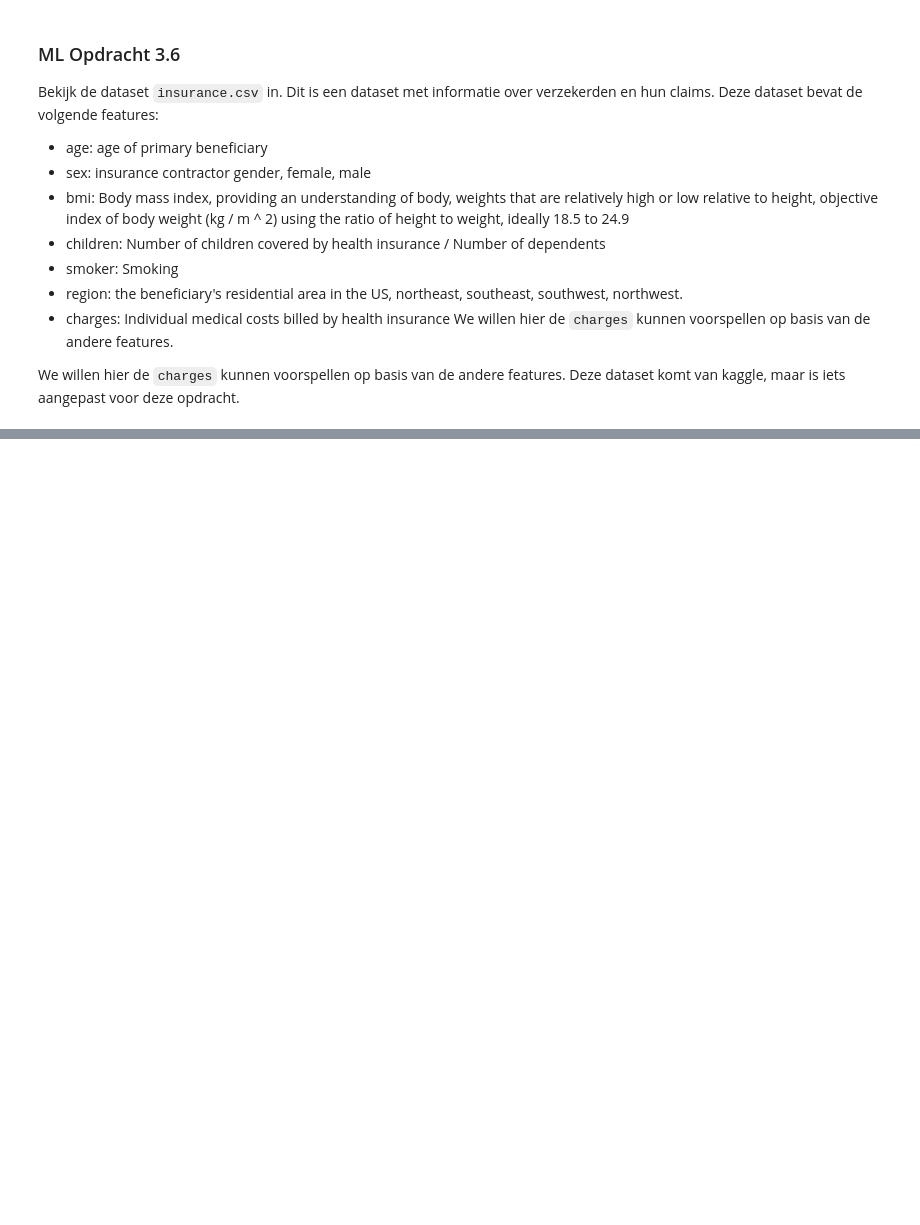
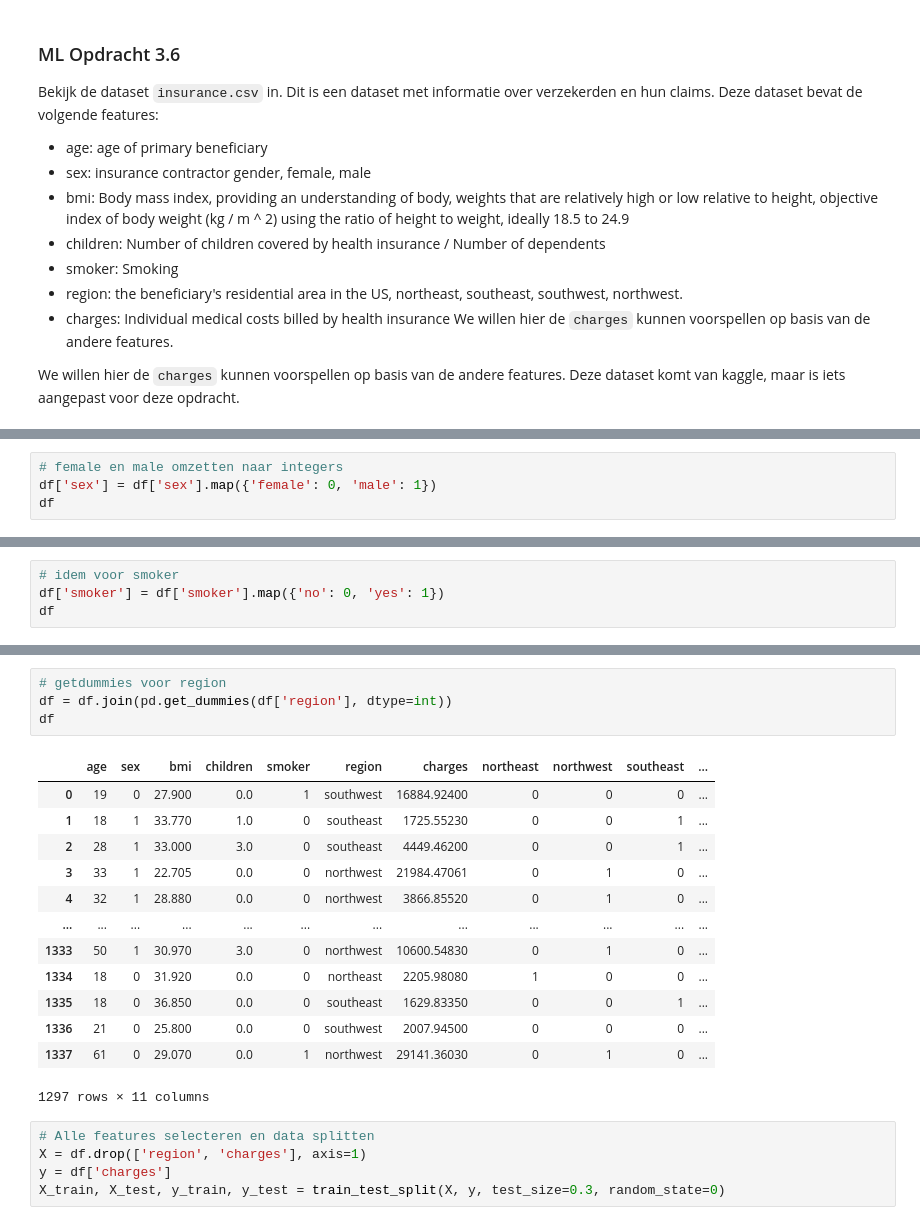
Before and after one commit to melatr/S3_AI_lesmateriaal, a Jupyter notebook: Uitwerkingen/machine_learning_les3.ipynb, the cells around one changed output, grey strips where cells are left out. Cells and saved outputs as stored; diff of their text form; blank space fills up the shorter version.

```diff
--- a/Uitwerkingen/machine_learning_les3.ipynb
+++ b/Uitwerkingen/machine_learning_les3.ipynb
@@ -399,0 +642,4 @@ We willen hier de `charges` kunnen voorspellen op basis van de andere features.
+# %%
+# female en male omzetten naar integers
+df['sex'] = df['sex'].map({'female': 0, 'male': 1})
+df
@@ -399,0 +660,4 @@ We willen hier de `charges` kunnen voorspellen op basis van de andere features.
+# %%
+# idem voor smoker
+df['smoker'] = df['smoker'].map({'no': 0, 'yes': 1})
+df
@@ -399,0 +678,23 @@ We willen hier de `charges` kunnen voorspellen op basis van de andere features.
+# %%
+# getdummies voor region
+df = df.join(pd.get_dummies(df['region'], dtype=int))
+df
+# %% [output]
+|  | age | sex | bmi | children | smoker | region | charges | northeast | northwest | southeast | ... |
+| 0 | 19 | 0 | 27.900 | 0.0 | 1 | southwest | 16884.92400 | 0 | 0 | 0 | ... |
+| 1 | 18 | 1 | 33.770 | 1.0 | 0 | southeast | 1725.55230 | 0 | 0 | 1 | ... |
+| 2 | 28 | 1 | 33.000 | 3.0 | 0 | southeast | 4449.46200 | 0 | 0 | 1 | ... |
+| 3 | 33 | 1 | 22.705 | 0.0 | 0 | northwest | 21984.47061 | 0 | 1 | 0 | ... |
+| 4 | 32 | 1 | 28.880 | 0.0 | 0 | northwest | 3866.85520 | 0 | 1 | 0 | ... |
+| ... | ... | ... | ... | ... | ... | ... | ... | ... | ... | ... | ... |
+| 1333 | 50 | 1 | 30.970 | 3.0 | 0 | northwest | 10600.54830 | 0 | 1 | 0 | ... |
+| 1334 | 18 | 0 | 31.920 | 0.0 | 0 | northeast | 2205.98080 | 1 | 0 | 0 | ... |
+| 1335 | 18 | 0 | 36.850 | 0.0 | 0 | southeast | 1629.83350 | 0 | 0 | 1 | ... |
+| 1336 | 21 | 0 | 25.800 | 0.0 | 0 | southwest | 2007.94500 | 0 | 0 | 0 | ... |
+| 1337 | 61 | 0 | 29.070 | 0.0 | 1 | northwest | 29141.36030 | 0 | 1 | 0 | ... |
+1297 rows × 11 columns
+# %%
+# Alle features selecteren en data splitten
+X = df.drop(['region', 'charges'], axis=1)
+y = df['charges']
+X_train, X_test, y_train, y_test = train_test_split(X, y, test_size=0.3, random_state=0)
```
Also changed, not shown: parts of 42 cells of this notebook.
